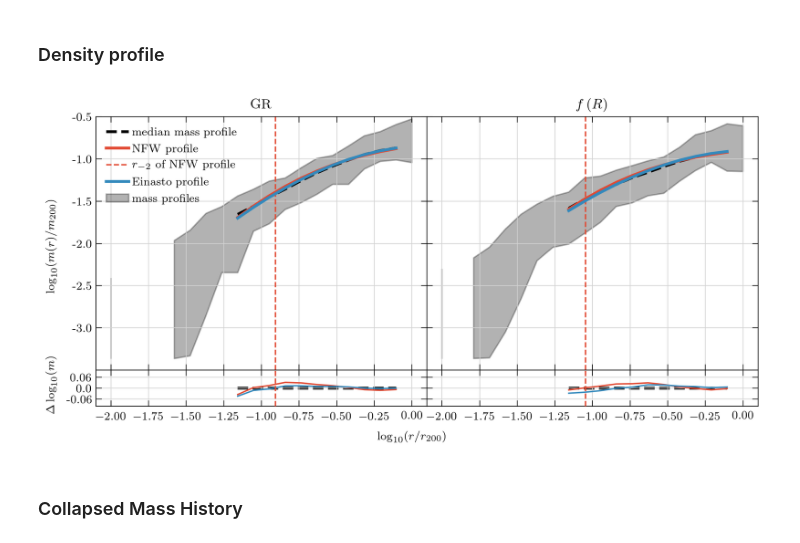
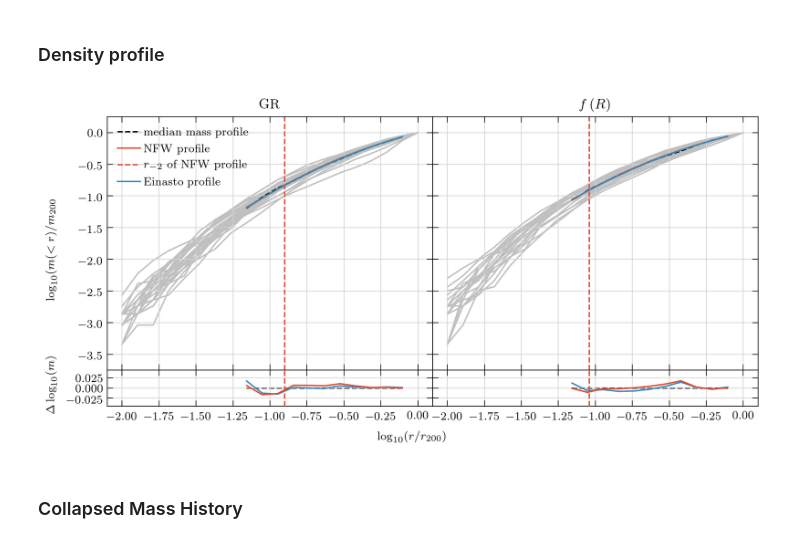
Before and after one commit to oleskiewicz/hbtp, a Jupyter notebook: comparison.ipynb, the cells around one changed output. Drawn from its saved outputs; the diff is of its cells as text; code cells hidden in the pictures.

```diff
--- a/comparison.ipynb
+++ b/comparison.ipynb
@@ -53,16 +55,9 @@ def bin_haloes(haloes, bin_column, bin_edges, bin_transform=lambda x: x):
 # %%
 haloes_gr = read_haloes("GR_b64n512", 122)
 haloes_f6 = read_haloes("fr6_b64n512", 122)
-# %%
-haloes_gr = haloes_gr[
-    (np.log10(haloes_gr["M200Crit"]) > 11.51) &
-    (np.log10(haloes_gr["M200Crit"]) < 11.55)
-]
-# %%
-haloes_f6 = haloes_f6[
-    (np.log10(haloes_f6["M200Crit"]) > 11.51) &
-    (np.log10(haloes_f6["M200Crit"]) < 11.55)
-]
+# %%
+haloes_gr = haloes_gr[filter_haloes(haloes_gr)]
+haloes_f6 = haloes_f6[filter_haloes(haloes_f6)]
 # %%
 print(haloes_gr.size)
 print(haloes_f6.size)
@@ -114,7 +109,6 @@ def halo_profiles(hs):
     xmin = 0.5 * np.cbrt((4.0 * np.pi) / (3.0 * np.sum(np.mean(ps, axis=0))))
     ps = np.divide(ps.T, np.sum(ps, axis=1)).T
     xs = np.linspace(-2.0, 0.0, 20)
-    # vol = np.diff(np.power(np.append([0.0], np.power(10.0, x)), 3.0))
     xmax = 0.8
     idx = np.where((np.power(10, xs) < xmax) & (np.power(10, xs) > xmin))
 
@@ -125,9 +119,9 @@ def halo_profiles(hs):
     rho_s_ein = np.log10(cosmology.einasto.rho_enc(1.0 / c_ein, c_ein, a_ein))
 
     return (
-        np.log10(ps),
+        np.log10(np.cumsum(ps, axis=1)),
         xs,
-        np.log10(np.median(ps, axis=0)),
+        np.log10(np.median(np.cumsum(ps, axis=1), axis=0)),
         idx,
         c_nfw,
         rho_s_nfw,
@@ -218,77 +199,40 @@ def plot_profiles(ax, ax_res, haloes):
 # %%
 fig = plt.figure(figsize=[7.0, 3.4])
 grid = plt.GridSpec(8, 2, hspace=0.0, wspace=0.0)
 
 ax = [
     [
-        fig.add_subplot(
-            grid[0:-1, 0],
-            xlim=[-2.1, 0.1],
-            ylim=[-3.5, -0.5],
-            yticks=[-3.5, -3.0, -2.5, -2.0, -1.5, -1.0, -0.5],
-            yticklabels=["", -3.0, -2.5, -2.0, -1.5, -1.0, -0.5],
-        ),
-        fig.add_subplot(
-            grid[-1, 0],
-            xlim=[-2.1, 0.1],
-            ylim=[-0.1, 0.1],
-            yticks=[-0.06, 0.0, 0.06],
-            yticklabels=[-0.06, 0.0, 0.06],
-        ),
+        fig.add_subplot(grid[0:-1, 0], xlim=[-2.1, 0.1], ylim=[-3.75, 0.25]),
+        fig.add_subplot(grid[-1, 0], xlim=[-2.1, 0.1], ylim=[-0.045, 0.045]),
     ],
     [
         fig.add_subplot(
-            grid[0:-1, 1],
-            xlim=[-2.1, 0.1],
-            ylim=[-3.5, -0.5],
-            yticks=[-3.5, -3.0, -2.5, -2.0, -1.5, -1.0, -0.5],
-            yticklabels=[],
+            grid[0:-1, 1], xlim=[-2.1, 0.1], ylim=[-3.75, 0.25], yticklabels=[]
         ),
         fig.add_subplot(
-            grid[-1, 1],
-            xlim=[-2.1, 0.1],
-            ylim=[-0.1, 0.1],
-            yticks=[-0.06, 0.0, 0.06],
-            yticklabels=[],
+            grid[-1, 1], xlim=[-2.1, 0.1], ylim=[-0.045, 0.045], yticklabels=[]
         ),
     ],
 ]
 
-fig.text(
-    0.5,
-    -0.025,
-    r"$\log_{10}(r / r_{200})$",
-    ha="center",
-)
-fig.text(
-    0.0,
-    0.65,
-    r"$\log_{10}(m(r) / m_{200})$",
-    ha="center",
-    rotation="vertical",
-)
-fig.text(
-    0.0,
-    0.2,
-    r"$\Delta\log_{10}(m)$",
-    ha="center",
-    rotation="vertical",
-)
+fig.text(0.5, -0.025, r"$\log_{10}(r / r_{200})$", ha="center")
+fig.text(0.0, 0.65, r"$\log_{10}(m(<r) / m_{200}$", ha="center", rotation="vertical")
+fig.text(0.0, 0.2, r"$\Delta\log_{10}(m)$", ha="center", rotation="vertical")
 
 plot_profiles(ax[0][0], ax[0][1], haloes_gr)
 plot_profiles(ax[1][0], ax[1][1], haloes_f6)
 
 ax[0][0].set_title("GR")
 ax[1][0].set_title(r"$f\left(R\right)$")
 
 ax[0][0].legend(loc="upper left")
 
 fig.tight_layout()
 
 if savefig:
     fig.savefig("./plots/prof_%02d.pdf" % snap)
 # %% [output]
-[figure, old version]
+[figure, new version]
 # %%
 ps_gr, xs_gr, p_gr, idx_gr, c_nfw_gr, rho_s_nfw_gr, c_ein_gr, a_ein_gr, rho_s_ein_gr = halo_profiles(haloes_gr)
 ps_f6, xs_f6, p_f6, idx_f6, c_nfw_f6, rho_s_nfw_f6, c_ein_f6, a_ein_f6, rho_s_ein_f6 = halo_profiles(haloes_f6)
```
Also changed, not shown: parts of 9 cells of this notebook.
